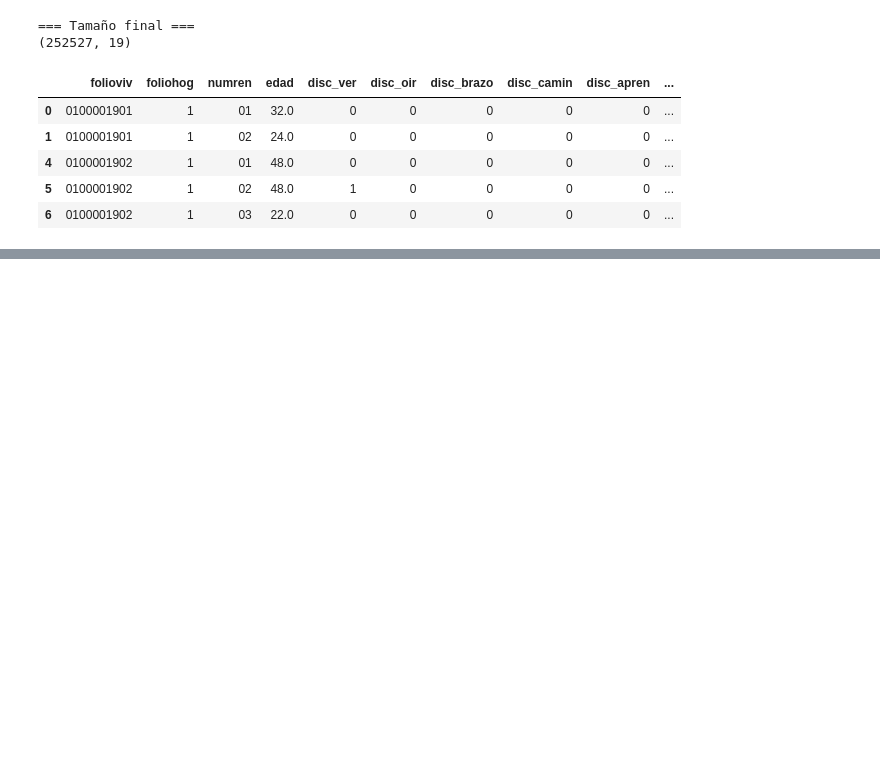
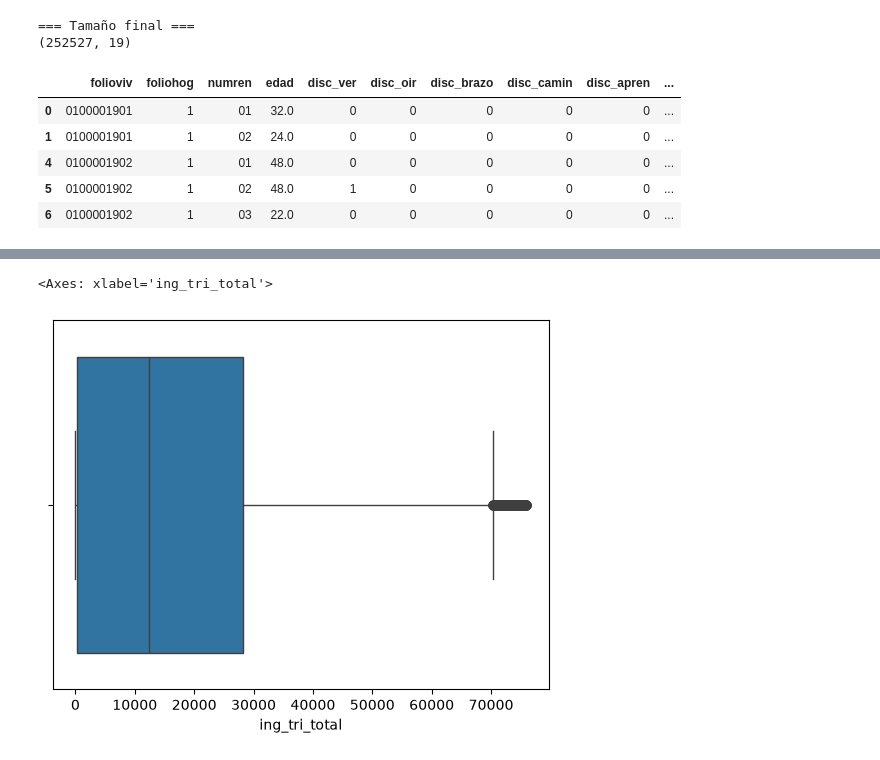
Before and after one commit to OswaldoRamAlv/ENIGH-2024---regresi-n-ingresos, a Jupyter notebook: code/limpieza/limp.ipynb, the cells around one changed output, grey strips where cells are left out. Cells and saved outputs as stored; diff of their text form; code cells hidden in the pictures; blank space fills up the shorter version.

```diff
--- a/code/limpieza/limp.ipynb
+++ b/code/limpieza/limp.ipynb
@@ -305,3 +334,9 @@ df_final.head()
+# %%
+# Boxplot sin atipicos
+sns.boxplot(x=df_final['ing_tri_total'])
+# %% [output]
+<Axes: xlabel='ing_tri_total'>
+[figure, added]
 # %%
 # Guardar dataframe final
 df_final.to_csv('/run/media/oswal/01DD260F5154F4B0/Duend/Documentos/1 IA y ciencia de datos/Semestre 3/proyecto integrador/Clean data/clean_data.csv', index=False, encoding='utf-8')
```
Also changed, not shown: parts of 6 cells of this notebook, 3 other files.
